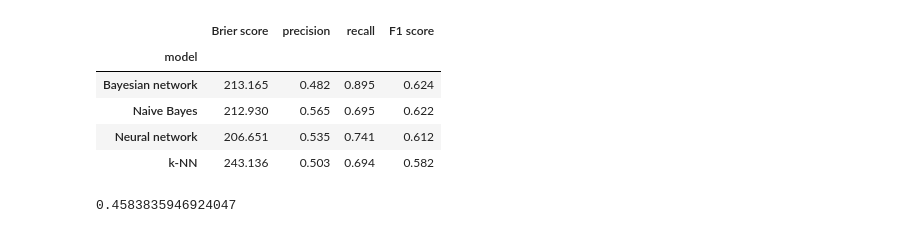
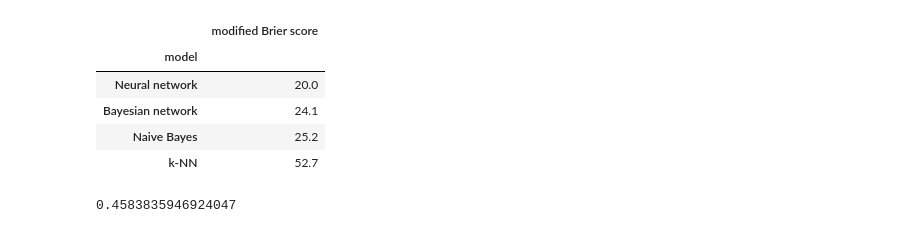
Before and after one commit to majbc1999/ml-in-football-analysis, a Jupyter notebook: analysis/result_analysis.ipynb, the cells around one changed output. Saved outputs shown, nothing was run; the diff lists cells and outputs as text; code cells hidden in the pictures.

```diff
--- a/analysis/result_analysis.ipynb
+++ b/analysis/result_analysis.ipynb
@@ -3,32 +3,40 @@ import pandas as pd
 # %%
 data = pd.read_pickle('data.pickle')
 
 df = data.groupby(data['model']).sum(numeric_only=True)
 
 df['Brier score'] = round(df['Brier score'] / 10, 3)
 df['precision'] = round(df['precision'] / 10, 3)
 df['recall'] = round(df['recall'] / 10, 3)
 df['F1 score'] = round(df['F1'] / 10, 3)
-#df['profit'] = df['profit']
+df['profit'] = round(df['profit'] / 10, 4)
+df['modified Brier score'] = round(df['modified Brier score'] / 10, 1)
+
+df_mbs = df[['modified Brier score']].sort_values(['modified Brier score'], ascending=True)
+df_mbs.to_csv('tables/mbs.csv')
+df.drop(columns=['modified Brier score'])
+
+df_profit = df.drop(columns=['Brier score','precision', 'recall', 'F1 score', 'F1'])
+df_profit = df_profit.sort_values(['profit'], ascending=False)
 
 df = df.drop(columns=['profit', 'F1'])
 
 df_brier = df.drop(columns=['precision', 'recall', 'F1 score'])
 df_brier = df_brier.sort_values(['Brier score'], ascending=True)
 df_brier.to_csv('tables/brier.csv')
 
 df_other = df.drop(columns=['Brier score'])
 df_other = df_other.sort_values(['F1 score'], ascending=False)
 df_other.to_csv('tables/F1.csv')
 
 
 df.to_csv('tables/metrics.csv')
 
-df
+df_mbs
 # %% [output]
-|  | Brier score | precision | recall | F1 score |
-| model |  |  |  |  |
-| Bayesian network | 213.165 | 0.482 | 0.895 | 0.624 |
-| Naive Bayes | 212.930 | 0.565 | 0.695 | 0.622 |
-| Neural network | 206.651 | 0.535 | 0.741 | 0.612 |
-| k-NN | 243.136 | 0.503 | 0.694 | 0.582 |
+|  | modified Brier score |
+| model |  |
+| Neural network | 20.0 |
+| Bayesian network | 24.1 |
+| Naive Bayes | 25.2 |
+| k-NN | 52.7 |
```
Also changed, not shown: parts of 13 cells of this notebook, 5 other files.
